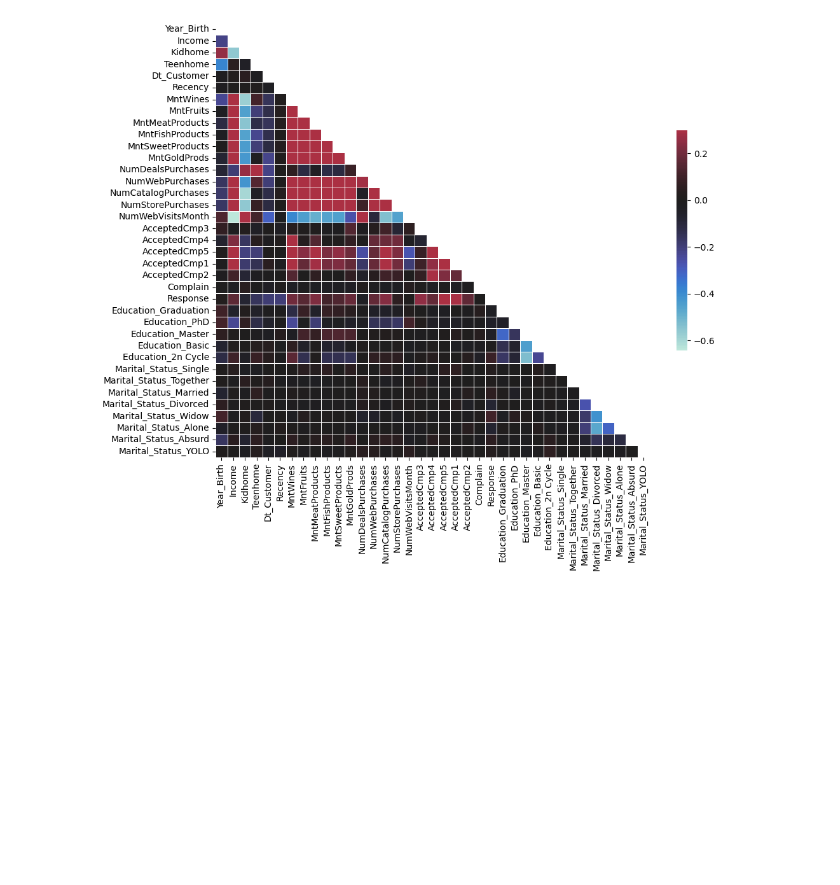
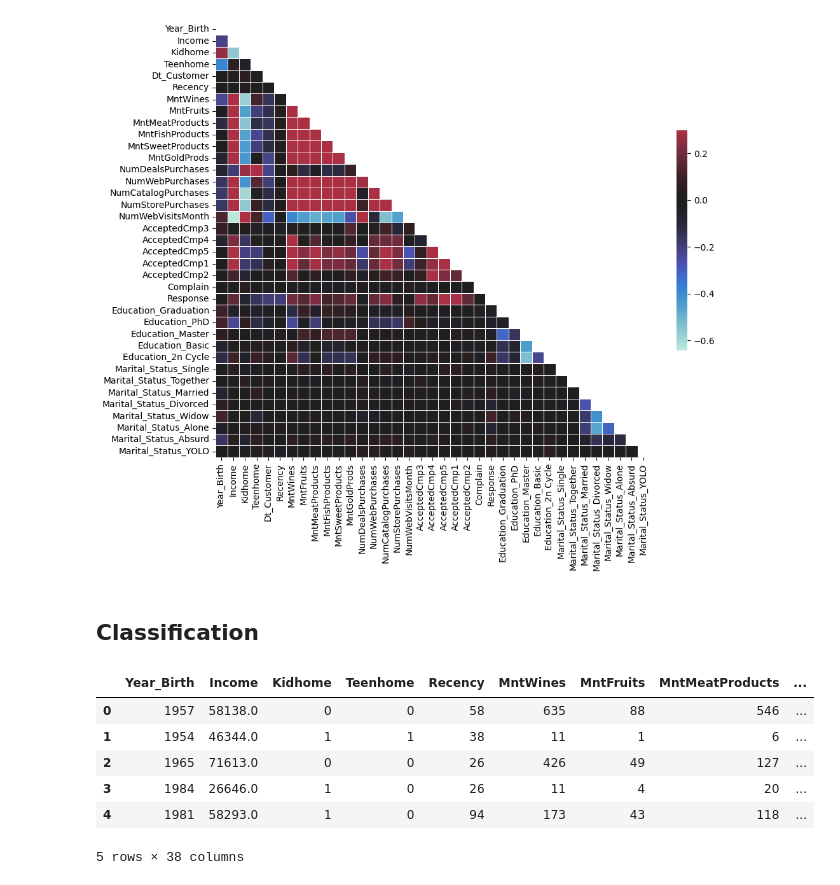
Before and after one commit to Just1a2Noob/Independent_Projects, a Jupyter notebook: customer personality analysis/customer_classification.ipynb, the cells around one changed output. Cells and saved outputs as stored; diff of their text form; code cells hidden in the pictures; blank space fills up the shorter version.

```diff
--- a/customer personality analysis/customer_classification.ipynb
+++ b/customer personality analysis/customer_classification.ipynb
@@ -17,6 +16,15 @@ df.head()
 # %%
 from sklearn.base import BaseEstimator, TransformerMixin
 from sklearn.preprocessing import OneHotEncoder
+
+class remove_unwanted_columns(BaseEstimator, TransformerMixin):
+    def fit(self, X, y=None):
+        return self
+
+    def transform(self, X):
+        X = X.drop("ID", axis=1)
+        X = X.drop("Dt_Customer", axis=1)
+        return X
 
 class date_time(BaseEstimator, TransformerMixin):
     def fit(self, X, y=None):
@@ -84,3 +95,21 @@ sns.heatmap(corr,
 # %% [output]
 <Axes: >
 [figure]
+# %% [markdown]
+## Classification
+# %%
+pipe_std = Pipeline([
+    ("remove_columns", remove_unwanted_columns()),
+    ("FeatureEncoder", FeatureEncoder())
+])
+
+df_standardized = pipe_std.fit_transform(df_standardized)
+df_standardized.head()
+# %% [output]
+|  | Year_Birth | Income | Kidhome | Teenhome | Recency | MntWines | MntFruits | MntMeatProducts | ... |
+| 0 | 1957 | 58138.0 | 0 | 0 | 58 | 635 | 88 | 546 | ... |
+| 1 | 1954 | 46344.0 | 1 | 1 | 38 | 11 | 1 | 6 | ... |
+| 2 | 1965 | 71613.0 | 0 | 0 | 26 | 426 | 49 | 127 | ... |
+| 3 | 1984 | 26646.0 | 1 | 0 | 26 | 11 | 4 | 20 | ... |
+| 4 | 1981 | 58293.0 | 1 | 0 | 94 | 173 | 43 | 118 | ... |
+5 rows × 38 columns
```
Also changed, not shown: parts of 3 cells of this notebook, 1 other file.
